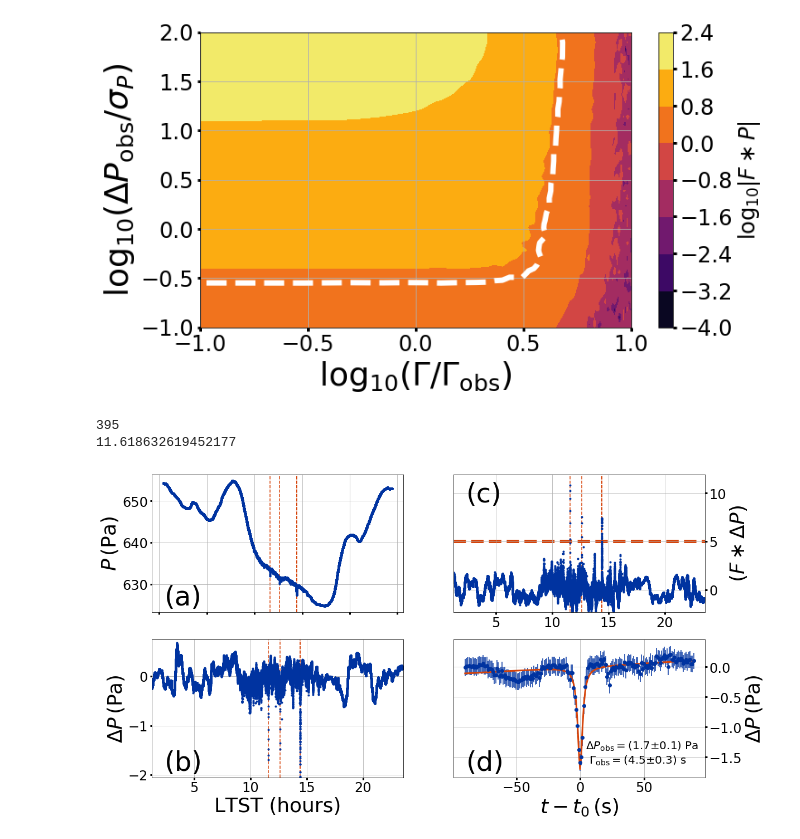
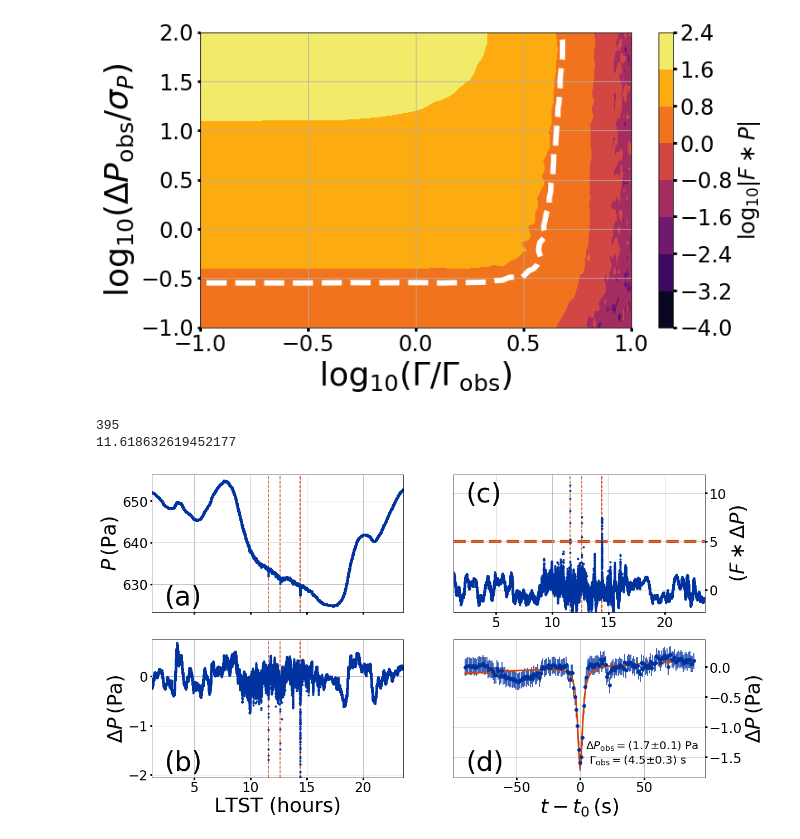
Before and after one commit to BoiseStatePlanetary/Recovering-Martian-Dust-Devil-Population, a Jupyter notebook: code/Finding The Vortices.ipynb, the cells around one changed output. Saved outputs shown, nothing was run; the diff lists cells and outputs as text; code cells hidden in the pictures.

```diff
--- a/code/Finding The Vortices.ipynb
+++ b/code/Finding The Vortices.ipynb
@@ -393,7 +393,7 @@ ax1.set_ylabel(r'$P\,\left({\rm Pa}\right)$', fontsize=36)
 
 ### Filtered Data ###
 
-ax2 = fig.add_subplot(223)
+ax2 = fig.add_subplot(223, sharex=ax1)
 
 pressure_filter, st = boxcar_filter(LTST, LTST_and_sol, sol_data, boxcar_window_size)
 filtered_pressure = sol_data["PRESSURE"] - pressure_filter
@@ -463,33 +463,33 @@ vortex = np.array([LTST_and_sol[ex[mx_ind] - matched_filter_num_fwhm*mx_width:
 
 errs = st[ex[mx_ind] - matched_filter_num_fwhm*mx_width: ex[mx_ind] + matched_filter_num_fwhm*mx_width]
 
 init_params = determine_init_params(vortex)
 bounds = determine_bounds(vortex, init_params)
 
 popt, uncertainties = fit_vortex(vortex, init_params, bounds, rescale_uncertainties=True, zoomed_in=None)
 print(popt[2])
 
 ax4.errorbar((vortex[0] - popt[2])*3600, vortex[1] - popt[0],
              yerr=errs, ls='', marker='o', color=BoiseState_blue)
 ax4.plot((vortex[0] - popt[2])*3600, modified_lorentzian(vortex[0], *popt) - popt[0],
          lw=3, color=BoiseState_orange)
 
 # ax4.text(0.05, 0.05, "(d), %g" % matched_filter_num_fwhm, fontsize=48, transform=ax4.transAxes)
 ax4.text(0.05, 0.05, "(d)", fontsize=48, transform=ax4.transAxes)
 ax4.text(0.525, 0.1, ("$\\Delta P_{\\rm obs} = $(%.1f$\\pm$%.1f) Pa \n $\\Gamma_{\\rm obs} = $(%.1f$\\pm$%.1f) s" %\
                        (popt[3], uncertainties[3], popt[4]*3600, uncertainties[4]*3600)),
          fontsize=20, transform=ax4.transAxes)
 ax4.grid(True)
 ax4.yaxis.set_label_position("right")
 ax4.yaxis.tick_right()
 ax4.tick_params(labelsize=24, labelleft=False, labelright=True)
 ax4.set_xlabel(r'$t - t_0\,\left( {\rm s} \right)$', fontsize=36)
 ax4.set_ylabel(r'$\Delta P\,\left( {\rm Pa} \right)$', fontsize=36)
 
 fig.savefig("../figures/data_conditioning_and_fit.png", dpi=500, bbox_inches='tight')
 # %% [output]
 395
 11.618632619452177
-[figure, old version]
+[figure, new version]
 # %%
 # 2020 Aug 8 - Next find all the vortices
```
Also changed, not shown: parts of 2 cells of this notebook, 7 other files.
